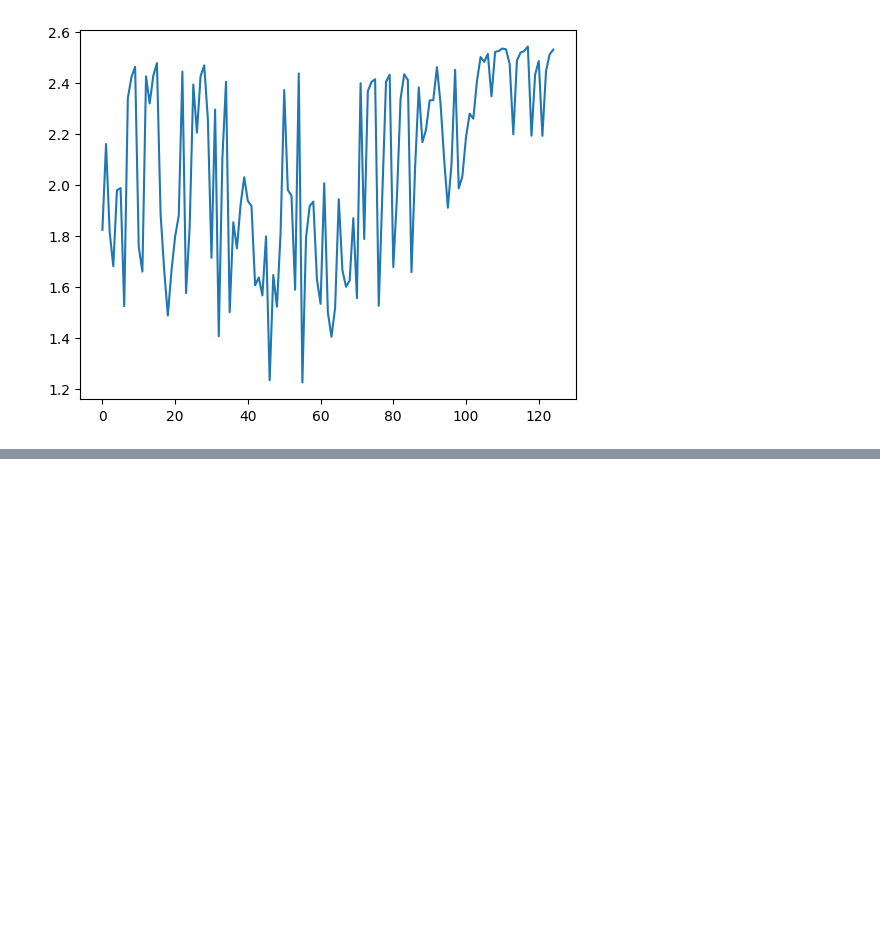
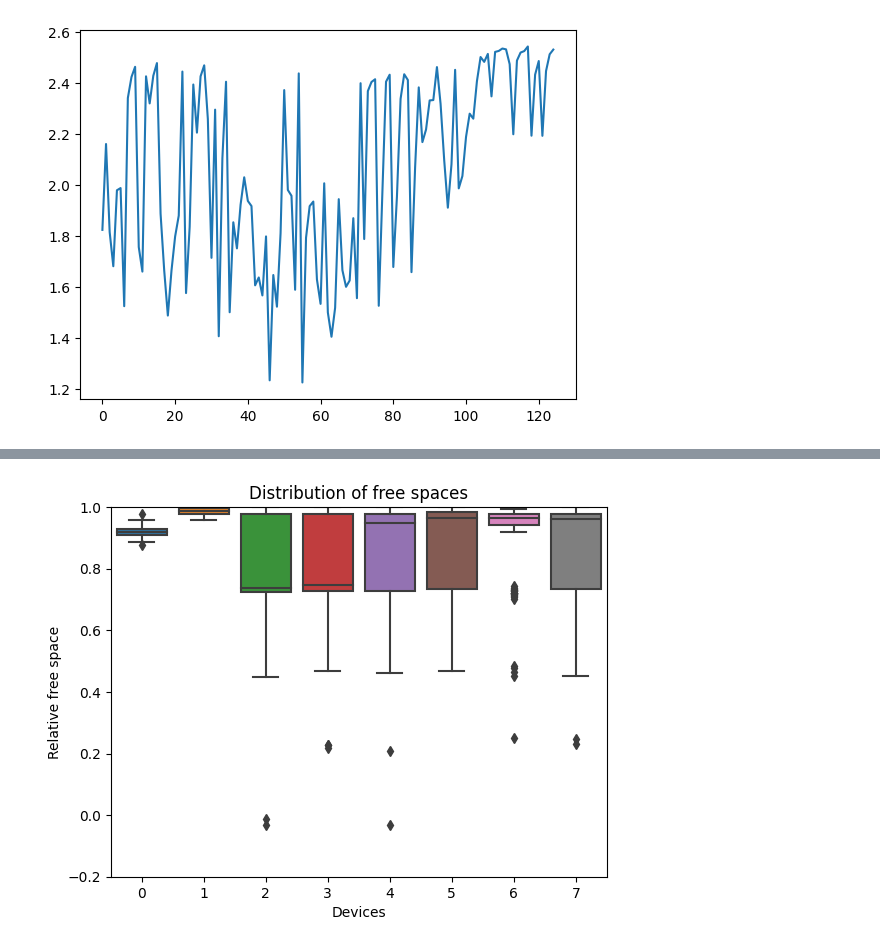
Before and after one commit to calzadaharo/TFM_ACES, a Jupyter notebook: 6_stations_2_points.ipynb, the cells around one changed output, grey strips where cells are left out. Drawn from its saved outputs; the diff is of its cells as text; code cells hidden in the pictures; blank space fills up the shorter version.

```diff
--- a/6_stations_2_points.ipynb
+++ b/6_stations_2_points.ipynb
@@ -663,0 +721,17 @@ print(test_architecture.architecture.false_compute_total_latency())
+# %%
+pre_dataframe = {}
+for i in range(8):
+    pre_dataframe[i] = []
+for fs in free_spaces:
+    for key in fs.keys():
+        pre_dataframe[key].append(fs[key])
+df = pd.DataFrame.from_dict(pre_dataframe)
+# %%
+ax = sns.boxplot(data=df).set(
+    title="Distribution of free spaces",
+    xlabel="Devices",
+    ylabel="Relative free space",
+    ylim=(-0.2,1.0)
+    )
+# %% [output]
+[figure, added]
```
Also changed, not shown: parts of 10 cells of this notebook, 4 other files.
